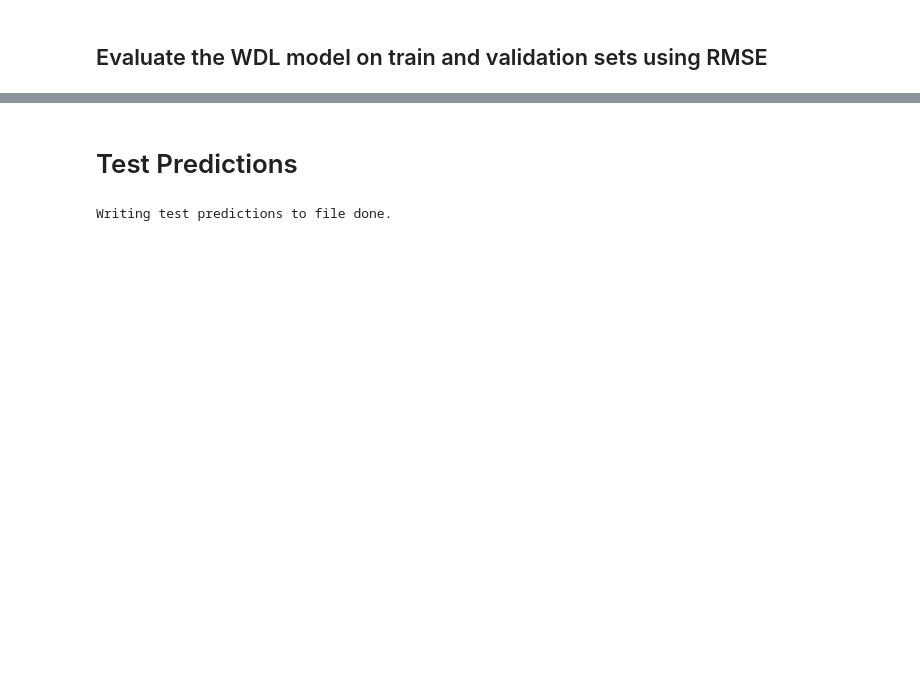
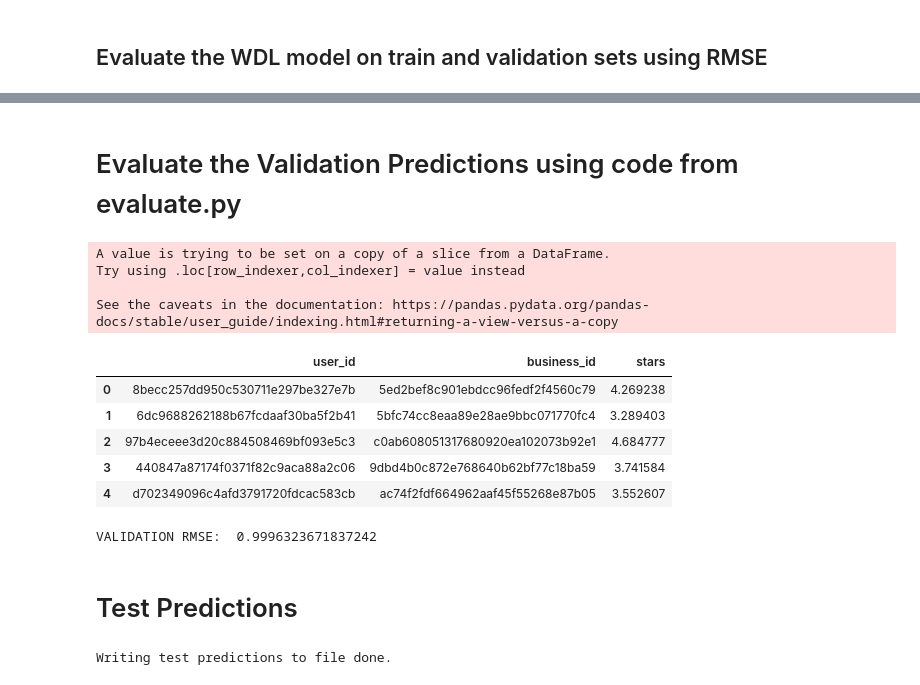
Before and after one commit to nikhilnanda21/yelp-is-all-you-need, a Jupyter notebook: Project3/Project_3_Rating_Prediction_Wide_and_Deep.ipynb, the cells around one changed output, grey strips where cells are left out. Cells and saved outputs as stored; diff of their text form; code cells hidden in the pictures; blank space fills up the shorter version.

Commit message:
updated with validation predictions using evaluate.py

```diff
--- a/Project3/Project_3_Rating_Prediction_Wide_and_Deep.ipynb
+++ b/Project3/Project_3_Rating_Prediction_Wide_and_Deep.ipynb
@@ -569,0 +573,17 @@ VALID RMSE:  0.9989858110066993
+# %% [markdown]
+# Evaluate the Validation Predictions using code from evaluate.py
+# %%
+pred_df = val_df[["user_id", "business_id"]]
+pred_df["stars"] = y_pred
+pred_df.head()
+# %% [output]
+A value is trying to be set on a copy of a slice from a DataFrame.
+Try using .loc[row_indexer,col_indexer] = value instead
+
+See the caveats in the documentation: https://pandas.pydata.org/pandas-docs/stable/user_guide/indexing.html#returning-a-view-versus-a-copy
+|  | user_id | business_id | stars |
+| 0 | 8becc257dd950c530711e297be327e7b | 5ed2bef8c901ebdcc96fedf2f4560c79 | 4.269238 |
+| 1 | 6dc9688262188b67fcdaaf30ba5f2b41 | 5bfc74cc8eaa89e28ae9bbc071770fc4 | 3.289403 |
+| 2 | 97b4eceee3d20c884508469bf093e5c3 | c0ab608051317680920ea102073b92e1 | 4.684777 |
+| 3 | 440847a87174f0371f82c9aca88a2c06 | 9dbd4b0c872e768640b62bf77c18ba59 | 3.741584 |
+| 4 | d702349096c4afd3791720fdcac583cb | ac74f2fdf664962aaf45f55268e87b05 | 3.552607 |
@@ -570,3 +592,22 @@ VALID RMSE:  0.9989858110066993
+# %%
+import pandas as pd
+from sklearn.metrics import precision_recall_fscore_support, accuracy_score
+from sklearn.metrics import mean_squared_error
+from math import sqrt
+
+
+val_df = pd.read_csv("data/valid.csv")
+
+pred_df = pd.read_csv('val_pre.csv')
+
+df = pd.merge(val_df, pred_df, how="left", left_on=['user_id', 'business_id'], right_on = ['user_id','business_id'])
+
+df.fillna(0, inplace=True)
+
+
+print("VALIDATION RMSE: ", rmse(df['stars_y'].values, df['stars_x'].values))
+# %% [output]
+VALIDATION RMSE:  0.9996323671837242
 # %% [markdown]
 # Test Predictions
 # %%
```
Also changed, not shown: parts of 7 cells of this notebook.
